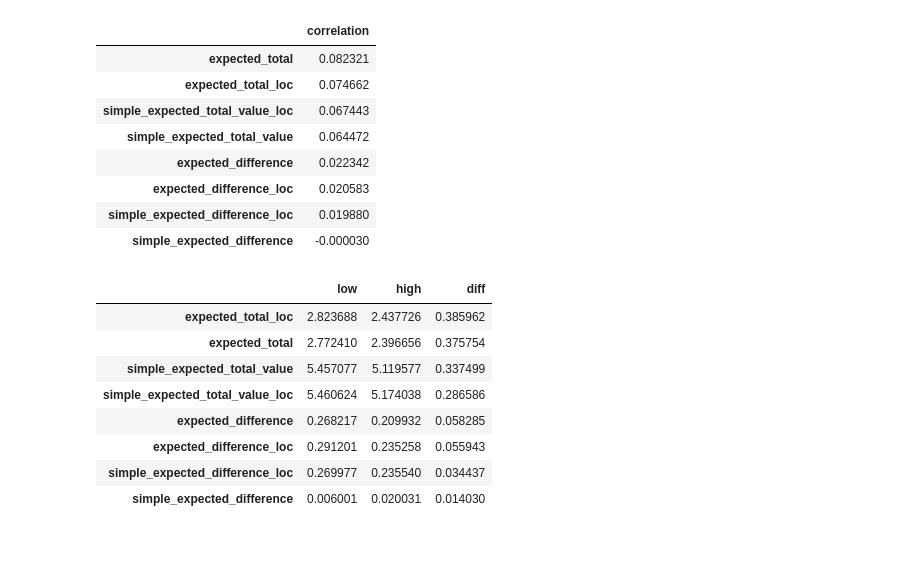
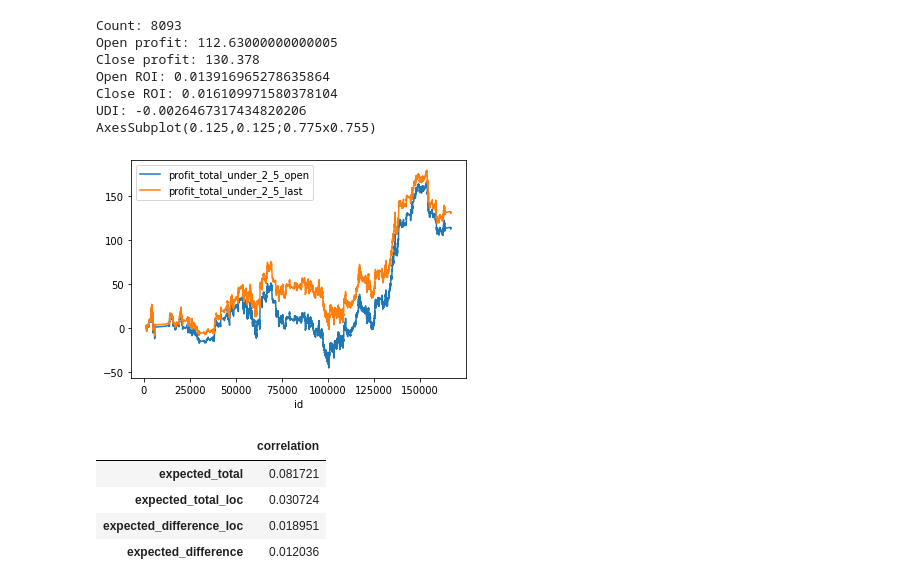
Before and after one commit to oRastor/offvariance, a Jupyter notebook: notebooks/analyze_total_under.ipynb, the cells around one changed output. Cells and saved outputs as stored; diff of their text form; code cells hidden in the pictures; blank space fills up the shorter version.

```diff
--- a/notebooks/analyze_total_under.ipynb
+++ b/notebooks/analyze_total_under.ipynb
@@ -30,24 +0,0 @@ AxesSubplot(0.125,0.125;0.775x0.755)
-# %%
-utils.analyze_correlation(segmented_df, 'total', utils.metrics)
-# %% [output]
-|  | correlation |
-| expected_total | 0.082321 |
-| expected_total_loc | 0.074662 |
-| simple_expected_total_value_loc | 0.067443 |
-| simple_expected_total_value | 0.064472 |
-| expected_difference | 0.022342 |
-| expected_difference_loc | 0.020583 |
-| simple_expected_difference_loc | 0.019880 |
-| simple_expected_difference | -0.000030 |
-# %%
-utils.analyze_avg_udi(segmented_df, utils.metrics, 'udi_tm25')
-# %% [output]
-|  | low | high | diff |
-| expected_total_loc | 2.823688 | 2.437726 | 0.385962 |
-| expected_total | 2.772410 | 2.396656 | 0.375754 |
-| simple_expected_total_value | 5.457077 | 5.119577 | 0.337499 |
-| simple_expected_total_value_loc | 5.460624 | 5.174038 | 0.286586 |
-| expected_difference | 0.268217 | 0.209932 | 0.058285 |
-| expected_difference_loc | 0.291201 | 0.235258 | 0.055943 |
-| simple_expected_difference_loc | 0.269977 | 0.235540 | 0.034437 |
-| simple_expected_difference | 0.006001 | 0.020031 | 0.014030 |
@@ -53,0 +15,19 @@ utils.analyze_avg_udi(segmented_df, utils.metrics, 'udi_tm25')
+# %%
+print_total_under_result(segmented_df)
+# %% [output]
+Count: 8093
+Open profit: 112.63000000000005
+Close profit: 130.378
+Open ROI: 0.013916965278635864
+Close ROI: 0.016109971580378104
+UDI: -0.0026467317434820206
+AxesSubplot(0.125,0.125;0.775x0.755)
+[figure, added]
+# %%
+analyze_correlation(segmented_df, 'total', metrics_list)
+# %% [output]
+|  | correlation |
+| expected_total | 0.081721 |
+| expected_total_loc | 0.030724 |
+| expected_difference_loc | 0.018951 |
+| expected_difference | 0.012036 |
```
Also changed, not shown: parts of 9 cells of this notebook, 31 other files.
